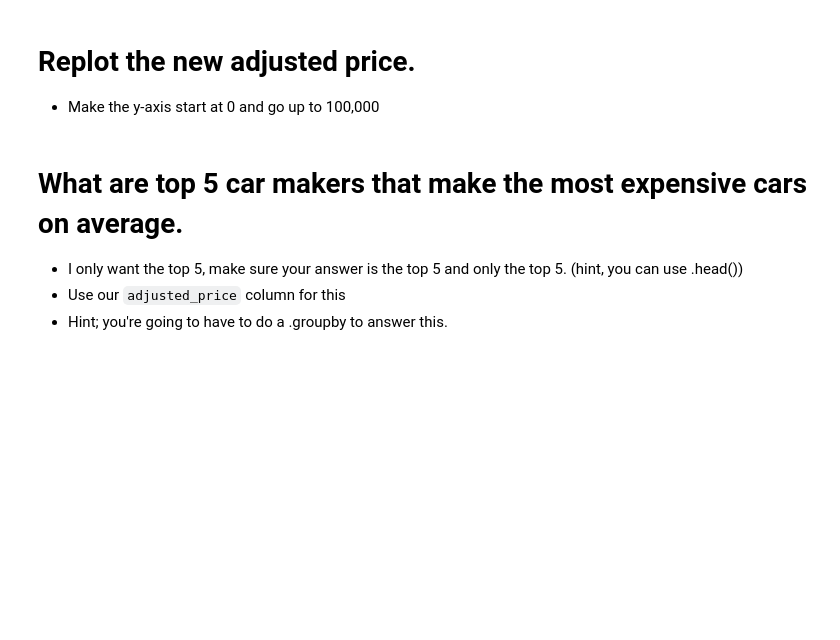
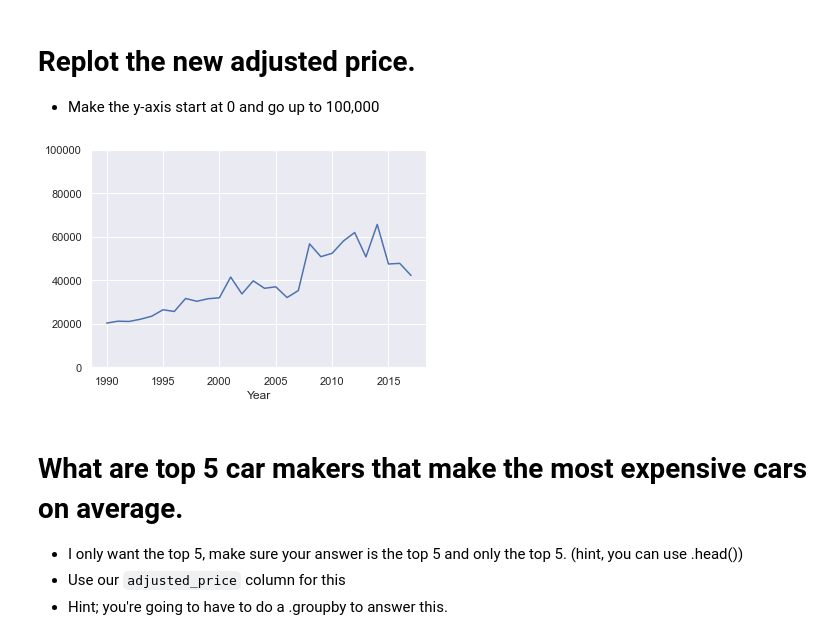
Before and after one commit to ytz825/2021-fall-data-science, a Jupyter notebook: Week-02-EDA/Exercise-EDA.ipynb, the cells around one changed output. Cells and saved outputs as stored; diff of their text form; code cells hidden in the pictures; blank space fills up the shorter version.

```diff
--- a/Week-02-EDA/Exercise-EDA.ipynb
+++ b/Week-02-EDA/Exercise-EDA.ipynb
@@ -124,9 +129,10 @@ Make a new column that is called `adjusted_price`, that contains all prices, how
    * Hint; you might need to use our old friend `np.where`
 # %%
 # Make a column where is 10 when year is less than 2000, else 1.
-
+year_before_2000 = np.where(df['Year'] <= 2000,10,1)
 
 # Multiply the MSRP by the price adjuster.
+df['adjusted_price'] = df['MSRP'] * year_before_2000
 # %% [markdown]
 # Replot the new adjusted price.
 * Make the y-axis start at 0 and go up to 100,000
@@ -135,3 +139,10 @@ Make a new column that is called `adjusted_price`, that contains all prices, how
+# %%
+# Plot new prices
+
+df.groupby('Year')['adjusted_price'].mean().plot(kind='line',ylim = (0,100000))
+plt.show()
+# %% [output]
+[figure, added]
 # %% [markdown]
 # What are top 5 car makers that make the most expensive cars on average.
 * I only want the top 5, make sure your answer is the top 5 and only the top 5. (hint, you can use .head())
```
Also changed, not shown: parts of 11 cells of this notebook.
